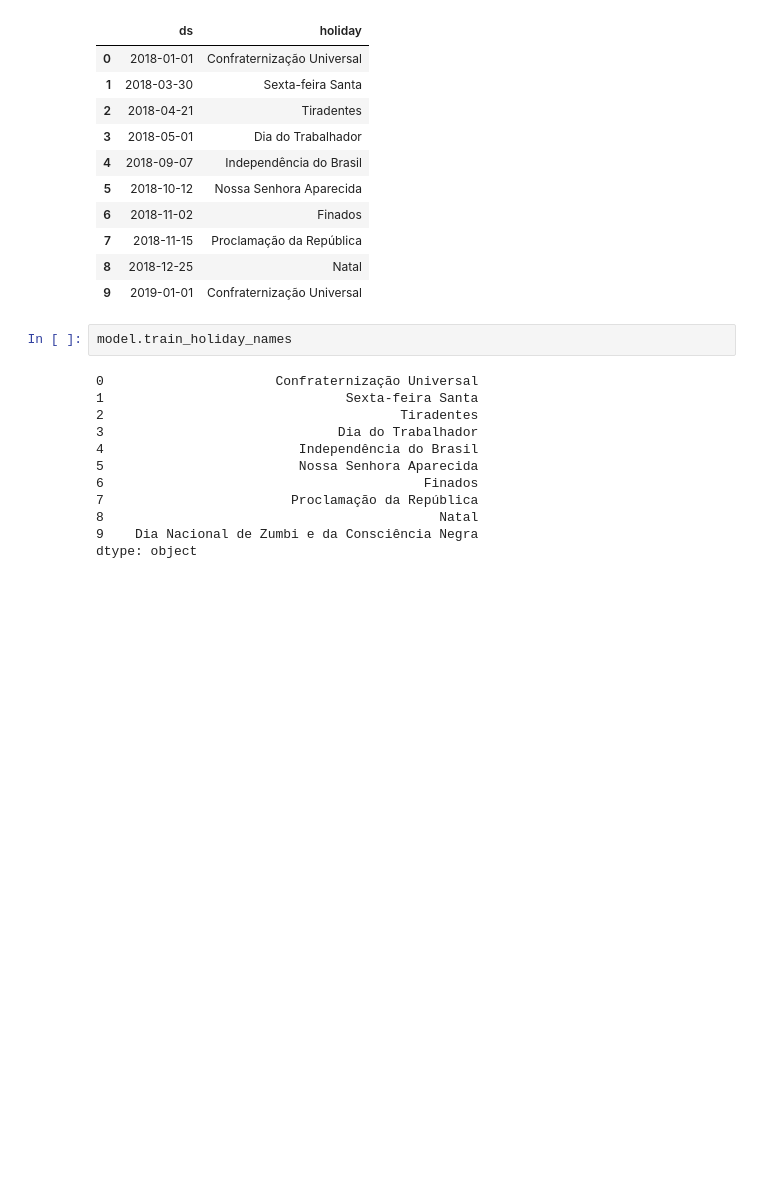
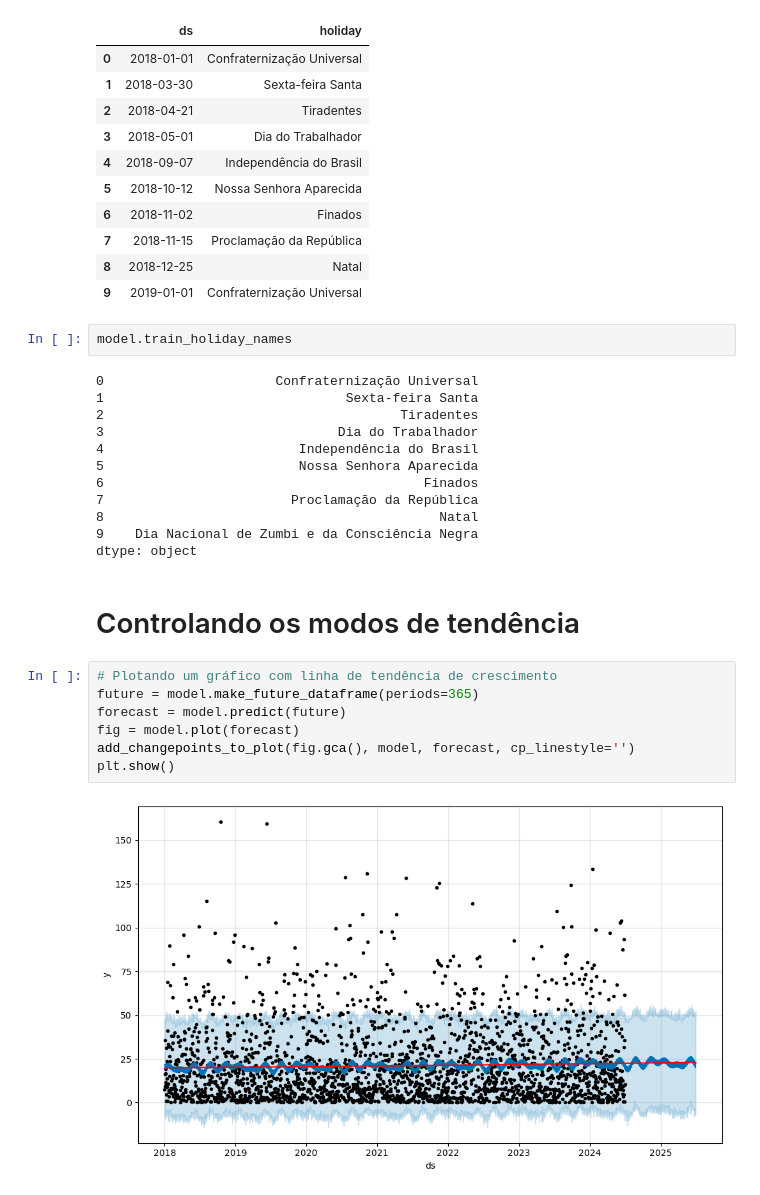
Before and after one commit to rafaelmgsilva/trabalho_final-mesc_ia, a Jupyter notebook: code/predict_turbidity.ipynb, the cells around one changed output. Saved outputs shown, nothing was run; the diff lists cells and outputs as text; blank space fills up the shorter version.

```diff
--- a/code/predict_turbidity.ipynb
+++ b/code/predict_turbidity.ipynb
@@ -464,3 +460,14 @@ model.train_holiday_names
 8                                           Natal
 9    Dia Nacional de Zumbi e da Consciência Negra
 dtype: object
+# %% [markdown]
+# Controlando os modos de tendência
+# %%
+# Plotando um gráfico com linha de tendência de crescimento
+future = model.make_future_dataframe(periods=365)
+forecast = model.predict(future)
+fig = model.plot(forecast)
+add_changepoints_to_plot(fig.gca(), model, forecast, cp_linestyle='')
+plt.show()
+# %% [output]
+[figure, added]
```
Also changed, not shown: parts of 9 cells of this notebook.
